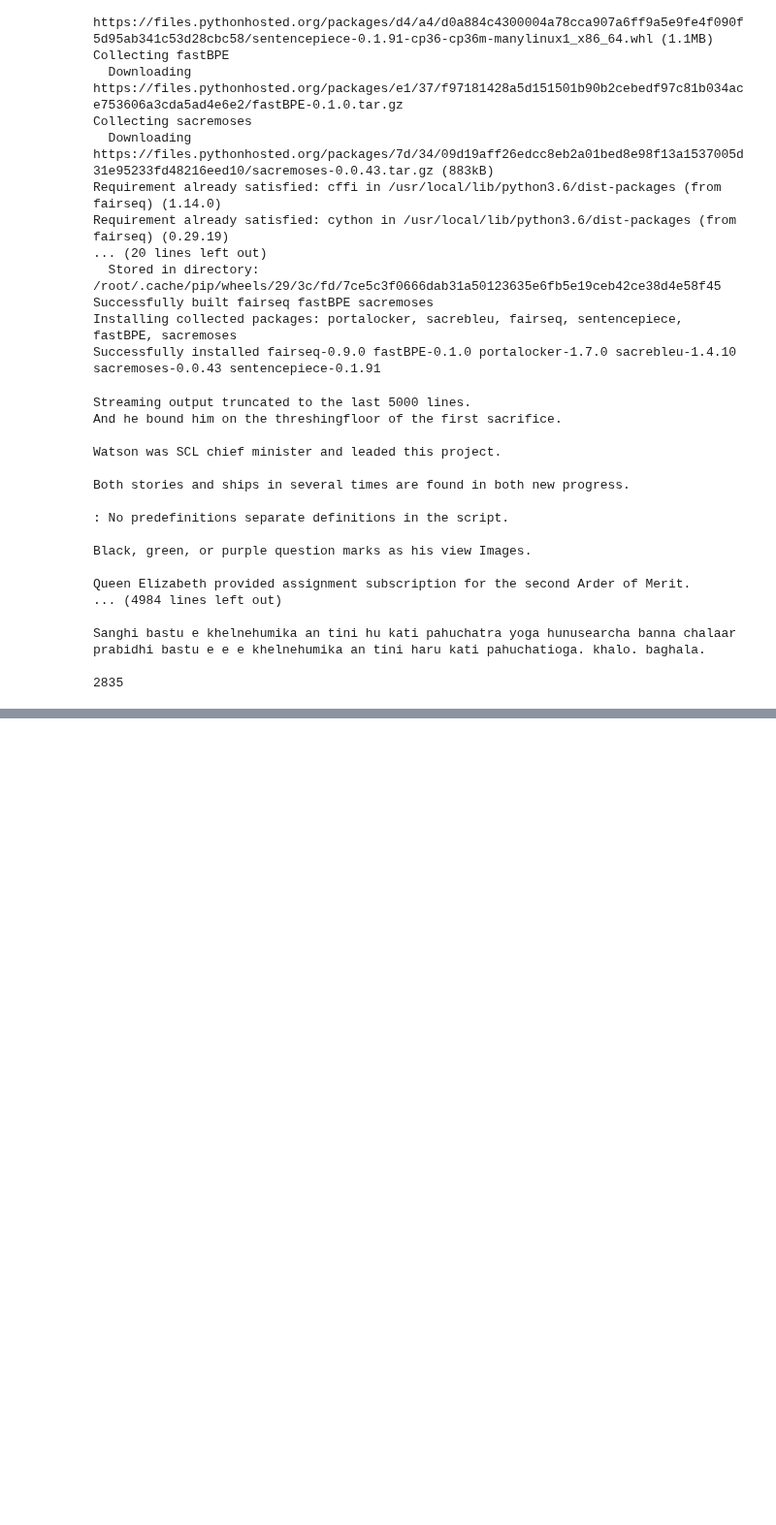
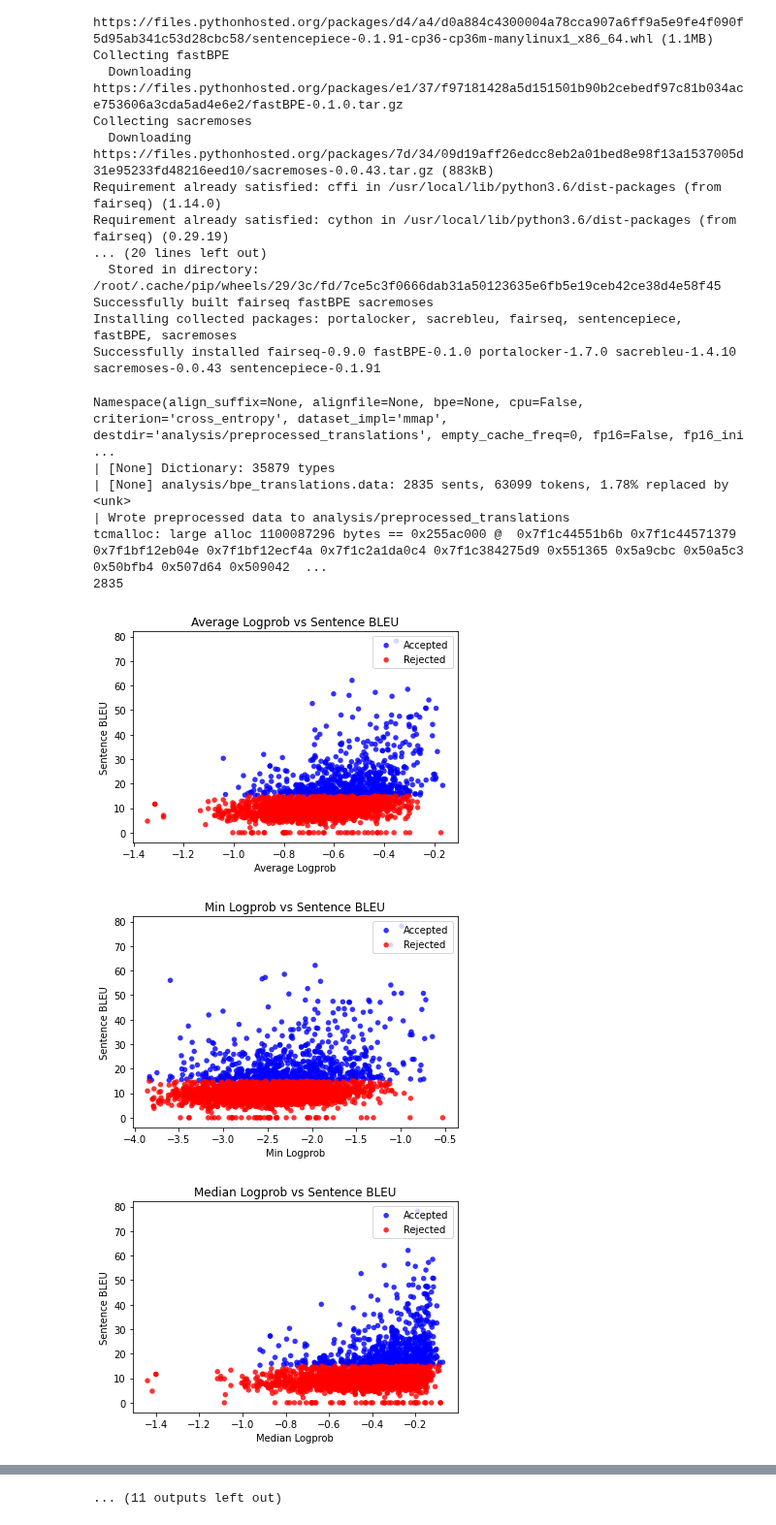
Before and after one commit to DhruvaBansal00/ConfidentMT, a Jupyter notebook: driver.ipynb, the cells around one changed output, grey strips where cells are left out. Shown at 97% size. Saved outputs shown, nothing was run; the diff lists cells and outputs as text; code cells hidden in the pictures; blank space fills up the shorter version.

Commit message:
Testing for producing translations complete

```diff
--- a/driver.ipynb
+++ b/driver.ipynb
@@ -59,8 +59,8 @@ class FairseqWrapper:
     def runFairseqScore(self, translations, groundTruth, saveFile):
         !fairseq-score --sys $translations --ref $groundTruth --sentence-bleu > $saveFile
 
-    def runFairseqPreprocess(self, src, preprocCommand, bpeTranslations, dest):
-        !fairseq-preprocess --only-source --srcdict $src --$preprocessCommand $bpeTranslations \
+    def runFairseqPreprocess(self, srcdict, preprocCommand, bpeTranslations, dest):
+        !fairseq-preprocess --only-source --srcdict $srcdict --$preprocCommand $bpeTranslations \
         --destdir $dest --workers 20
 
     def runFairseqEvalLM(self, preprocFile, lmModel, batchSize, maxTokens, dataSet, saveFile):
@@ -69,34 +69,26 @@ class FairseqWrapper:
 # %%
 import sys
 sys.path.append('/content/drive/My Drive/ConfidentMachineTranslation/flores/src/')
 import translationUtils
 from translation import Translation
 
 dataFolder = "data-bin/wiki_ne_en_bpe5000/"
 fwModel = "Ensembles/April_04.pt"
 bwModel = "backward_models/April_17.pt"
 lmModel = "language_models/lm/checkpoint_best.pt"
 sourceLang = "ne"
 targetLang = "en"
 dataSet = "test"
 
-translations = translationUtils.getTranslationFromDataset(dataSet, fwModel, bwModel, lmModel, "ne", "en", FairseqWrapper(), dataFolder)
+translations = translationUtils.getTranslationFromDataset(dataSet, fwModel, bwModel, lmModel, "ne", "en", FairseqWrapper(), dataFolder, True)
 print(len(translations))
 # %% [output]
-Streaming output truncated to the last 5000 lines.
-And he bound him on the threshingfloor of the first sacrifice.
-
-Watson was SCL chief minister and leaded this project.
-
-Both stories and ships in several times are found in both new progress.
-
-: No predefinitions separate definitions in the script.
-
-Black, green, or purple question marks as his view Images.
-
-Queen Elizabeth provided assignment subscription for the second Arder of Merit.
-... (4984 lines left out)
-
-Sanghi bastu e khelnehumika an tini hu kati pahuchatra yoga hunusearcha banna chalaar prabidhi bastu e e e khelnehumika an tini haru kati pahuchatioga. khalo. baghala.
-
+Namespace(align_suffix=None, alignfile=None, bpe=None, cpu=False, criterion='cross_entropy', dataset_impl='mmap', destdir='analysis/preprocessed_translations', empty_cache_freq=0, fp16=False, fp16_ini ...
+| [None] Dictionary: 35879 types
+| [None] analysis/bpe_translations.data: 2835 sents, 63099 tokens, 1.78% replaced by <unk>
+| Wrote preprocessed data to analysis/preprocessed_translations
+tcmalloc: large alloc 1100087296 bytes == 0x255ac000 @  0x7f1c44551b6b 0x7f1c44571379 0x7f1bf12eb04e 0x7f1bf12ecf4a 0x7f1c2a1da0c4 0x7f1c384275d9 0x551365 0x5a9cbc 0x50a5c3 0x50bfb4 0x507d64 0x509042  ...
 2835
+[figure, added]
+[figure, added]
+[figure, added]
@@ -102,0 +103 @@ Sanghi bastu e khelnehumika an tini hu kati pahuchatra yoga hunusearcha banna ch
+... (11 outputs left out)
```
Also changed, not shown: parts of 1 cell of this notebook.
